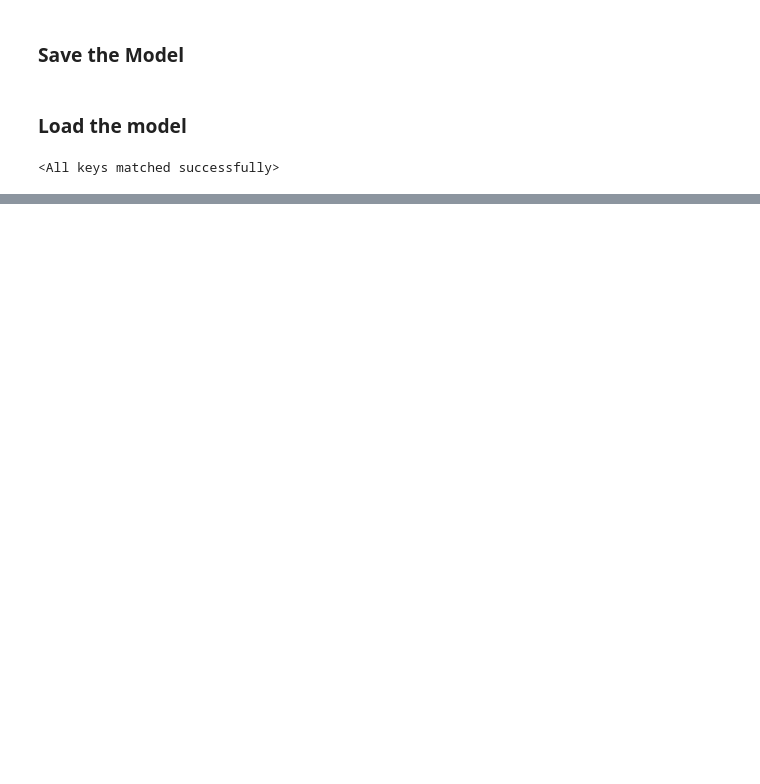
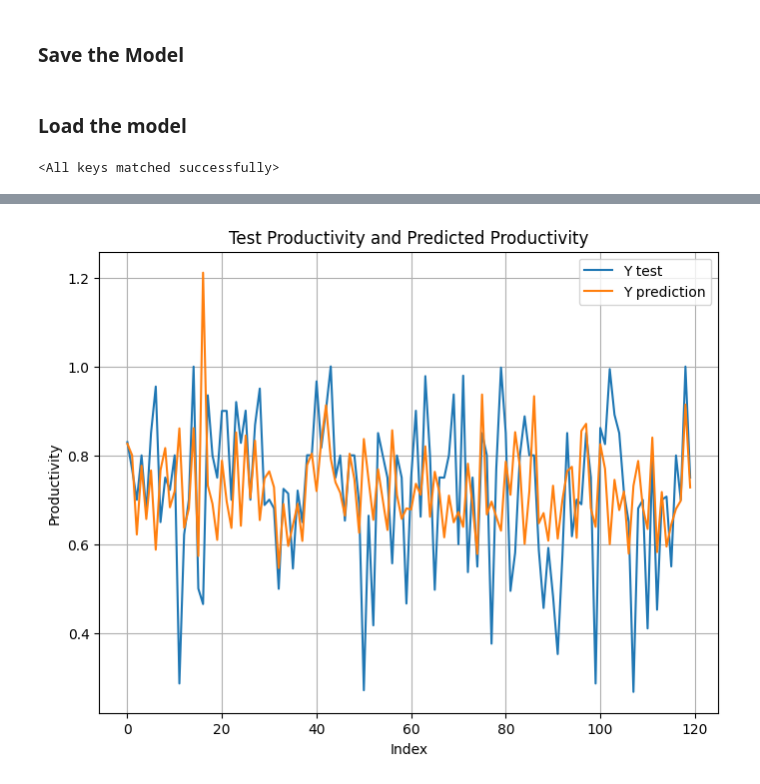
Before and after one commit to SudithWaas/Productivity-of-Garment-workers, a Jupyter notebook: src/productivity_prediction.ipynb, the cells around one changed output, grey strips where cells are left out. Drawn from its saved outputs; the diff is of its cells as text; code cells hidden in the pictures; blank space fills up the shorter version.

```diff
--- a/src/productivity_prediction.ipynb
+++ b/src/productivity_prediction.ipynb
@@ -416,0 +502,17 @@ Predicted productivity: 0.9154400825500488
+# %%
+# Create the plot
+plt.figure(figsize=(8, 6))
+plt.plot(test_prediction.item_index, test_prediction.y_test, label='Y test')
+plt.plot(test_prediction.item_index, test_prediction.y_prediction, label='Y prediction')
+
+# Add labels and legend
+plt.xlabel('Index')
+plt.ylabel('Productivity')
+plt.title('Test Productivity and Predicted Productivity')
+# plt.xticks(np.arange(min(test_prediction.item_index), max(test_prediction.item_index) + 1, 10))
+plt.legend()
+
+plt.grid(True)
+plt.show()
+# %% [output]
+[figure, added]
```
Also changed, not shown: parts of 28 cells of this notebook, 6 other files.
